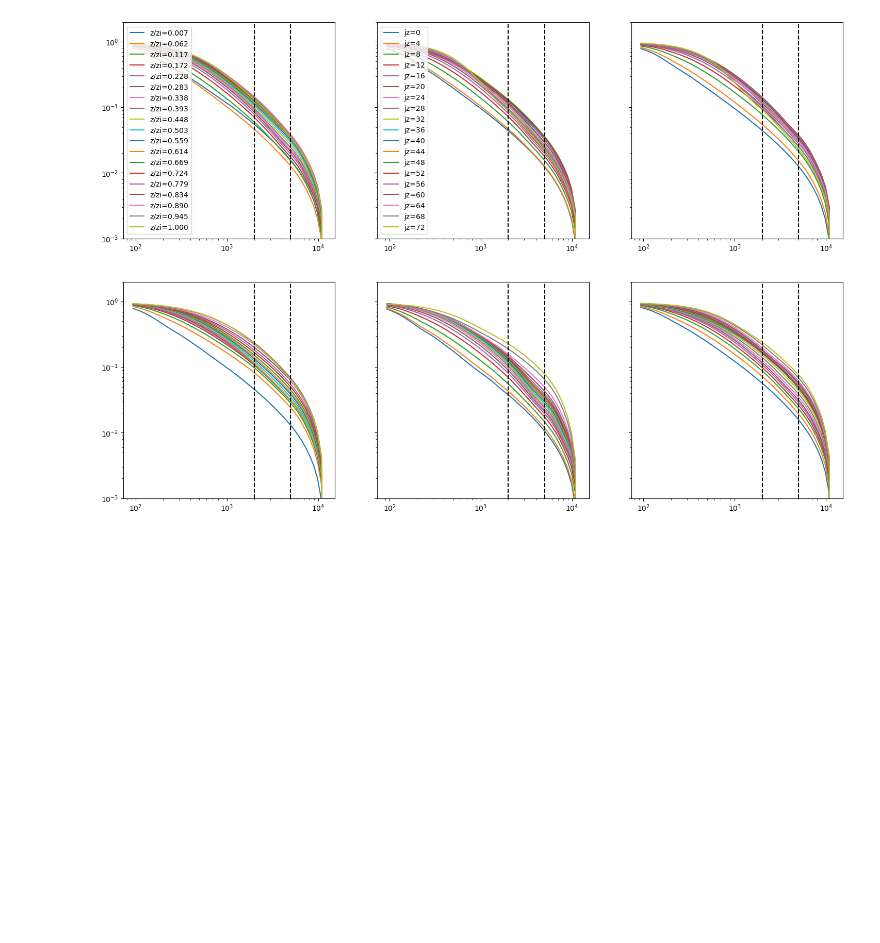
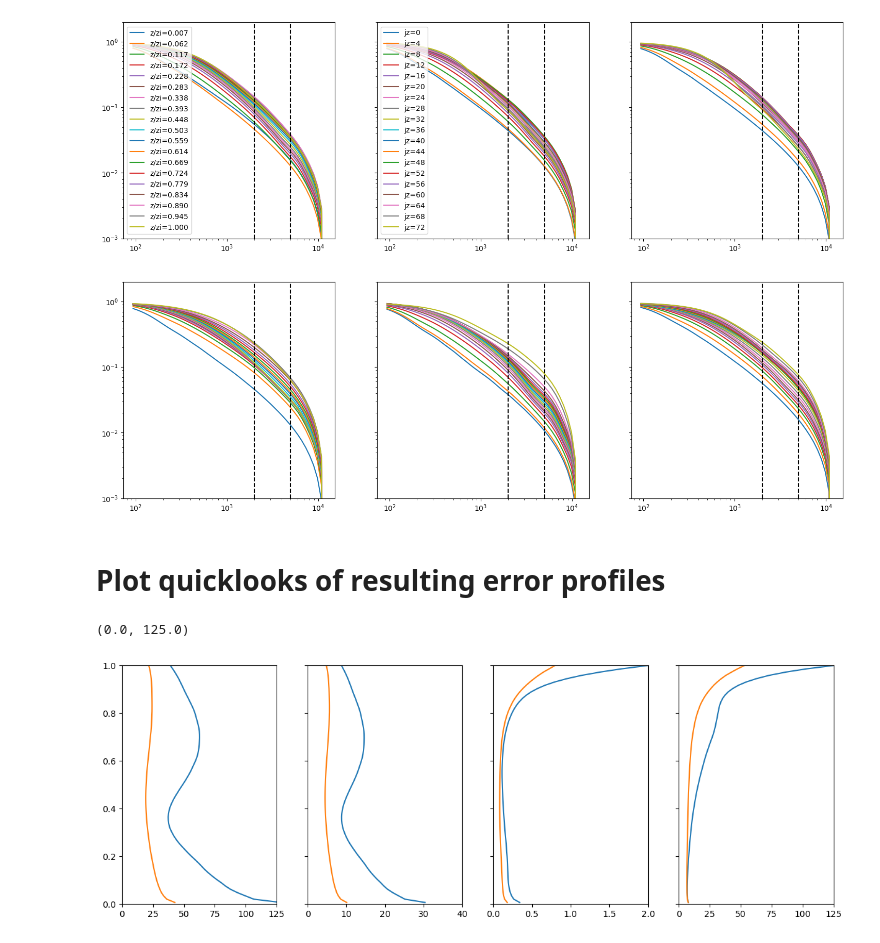
Before and after one commit to Salesky-ABL/LES-utils, a Jupyter notebook: scripts/RFM_test.ipynb, the cells around one changed output. Cells and saved outputs as stored; diff of their text form; code cells hidden in the pictures; blank space fills up the shorter version.

```diff
--- a/scripts/RFM_test.ipynb
+++ b/scripts/RFM_test.ipynb
@@ -79,3 +79,34 @@ for iax in ax1.flatten():
     iax.axvline(dx_fit_2[1], c="k", ls="--")
 # %% [output]
 [figure]
+# %% [markdown]
+# Plot quicklooks of resulting error profiles
+# %%
+ferr = dnc+"err.nc"
+ferrLP = dnc+"err_LP.nc"
+
+err = xr.load_dataset(ferr)
+errLP = xr.load_dataset(ferrLP)
+# %%
+fig2, ax2 = plt.subplots(nrows=1, ncols=4, sharey=True, figsize=(14.8, 5))
+# wspd
+ax2[0].plot(100*err.wspd, err.z/s.h)
+ax2[0].plot(100*errLP.wspd, errLP.z/s.h)
+# wdir
+ax2[1].plot(100*err.wdir, err.z/s.h)
+ax2[1].plot(100*errLP.wdir, errLP.z/s.h)
+# theta
+ax2[2].plot(100*err.theta, err.z/s.h)
+ax2[2].plot(100*errLP.theta, errLP.z/s.h)
+# q
+ax2[3].plot(100*err.q, err.z/s.h)
+ax2[3].plot(100*errLP.q, errLP.z/s.h)
+
+ax2[0].set_ylim([0, 1])
+ax2[0].set_xlim([0, 125])
+ax2[1].set_xlim([0, 40])
+ax2[2].set_xlim([0, 2])
+ax2[3].set_xlim([0, 125])
+# %% [output]
+(0.0, 125.0)
+[figure, added]
```
Also changed, not shown: parts of 4 cells of this notebook, 1 other file.
